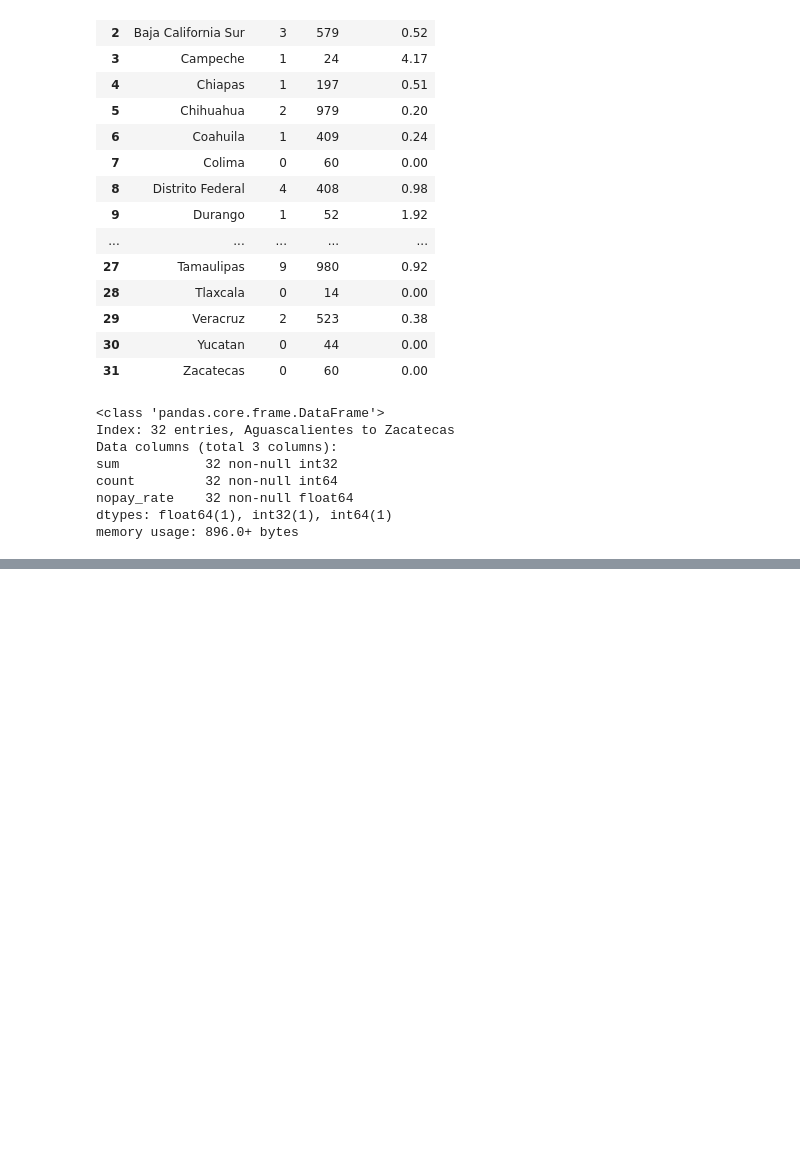
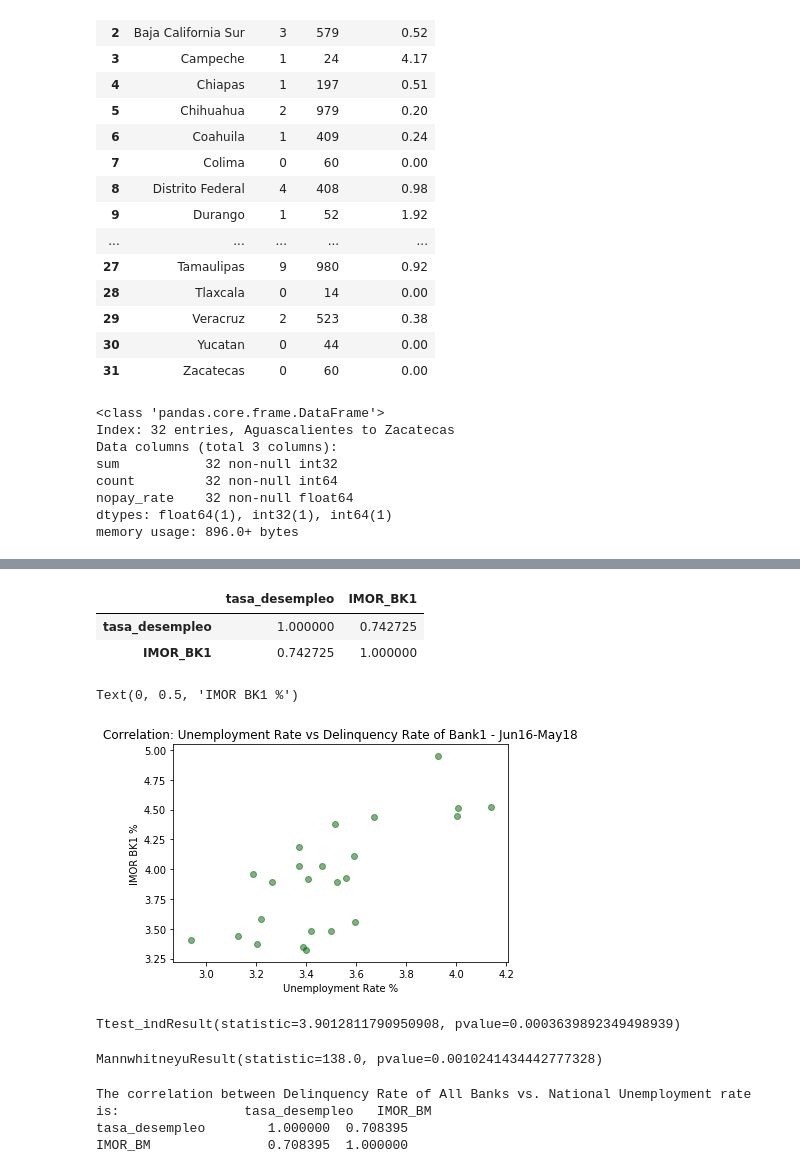
Before and after one commit to mmastermind/Project_1, a Jupyter notebook: Project1-conclusion.ipynb, the cells around one changed output, grey strips where cells are left out. Cells and saved outputs as stored; diff of their text form; code cells hidden in the pictures; blank space fills up the shorter version.

```diff
--- a/Final-Code_Project_1-18July.ipynb
+++ b/Project1-conclusion.ipynb
@@ -605,0 +655,44 @@ plt.show()
+# %%
+# Analyze Bank 1 just before ELECTION: jun2016-Jun2018
+CV_unemploy_LT1806=CV_unemploy_join.loc[CV_unemploy_join['periodo']<201806]
+CV_unemploy_LT1806
+test1_LT1806=CV_unemploy_LT1806[['tasa_desempleo','IMOR_BK1']]
+test1_LT1806
+correlation = test1_LT1806.corr(method='pearson')
+correlation
+#print(f'The correlation between Delinquency Rate of Bank1 vs. National Unemployment rate is:'
+ #     + str(correlation))
+#correlated strong
+# %% [output]
+|  | tasa_desempleo | IMOR_BK1 |
+| tasa_desempleo | 1.000000 | 0.742725 |
+| IMOR_BK1 | 0.742725 | 1.000000 |
+# %%
+# plot correlation   - Bank 1 just before ELECTION: jun2016-Jun2018
+plt.title ('Correlation: Unemployment Rate vs Delinquency Rate of Bank1 - Jun16-May18')
+plt.scatter(CV_unemploy_LT1806['tasa_desempleo'],CV_unemploy_LT1806['IMOR_BK1'],color='darkgreen', alpha=0.5)
+plt.xlabel('Unemployment Rate %')
+plt.ylabel('IMOR BK1 %')
+#plt.show()
+# %% [output]
+Text(0, 0.5, 'IMOR BK1 %')
+[figure, added]
+# %%
+# T test  based on test 1  BEFORE ELECTION JUN2018
+#Chi-square test of independence of variables in a contingency table.
+#H0 - There is no linear relationship between Delinquency Rate in Bank1 and National Umemployment Rate from June 2016 to May 2019
+#H1 - There is a linear relationship between Delinquency Rate in Bank1 and National Umemployment Rate from June 2016 to May 2019
+
+stats.ttest_ind(CV_unemploy_LT1806['IMOR_BK1'],CV_unemploy_LT1806['tasa_desempleo'], equal_var = False)
+#conclusion:  CAN REJECT H0
+# %% [output]
+Ttest_indResult(statistic=3.9012811790950908, pvalue=0.0003639892349498939)
+# %%
+#Non Parametric test- Compute the Mann-Whitney rank test on samples x and y.
+#Use only when the number of observation in each sample is > 20 and you have 2 independent samples of ranks
+#they are ranked by time
+import scipy
+scipy.stats.mannwhitneyu(CV_unemploy_LT1806['tasa_desempleo'],CV_unemploy_LT1806['IMOR_BK1'], use_continuity=True, alternative=None)
+#conclusion:  CAN REJECT H0
+# %% [output]
+MannwhitneyuResult(statistic=138.0, pvalue=0.0010241434442777328)
@@ -605,0 +701,13 @@ plt.show()
+# %%
+#Obtain correlation TEST1:  Unemployment rate vs. IMOR BK1
+#from scipy import stats
+#pearson_coef
+test1=CV_unemploy_join[['tasa_desempleo','IMOR_BM']]
+correlation = test1.corr(method='pearson')
+correlation
+print(f'The correlation between Delinquency Rate of All Banks vs. National Unemployment rate is:'
+      + str(correlation))
+# %% [output]
+The correlation between Delinquency Rate of All Banks vs. National Unemployment rate is:                tasa_desempleo   IMOR_BM
+tasa_desempleo        1.000000  0.708395
+IMOR_BM               0.708395  1.000000
```
Also changed, not shown: parts of 46 cells of this notebook, 4 other files.
